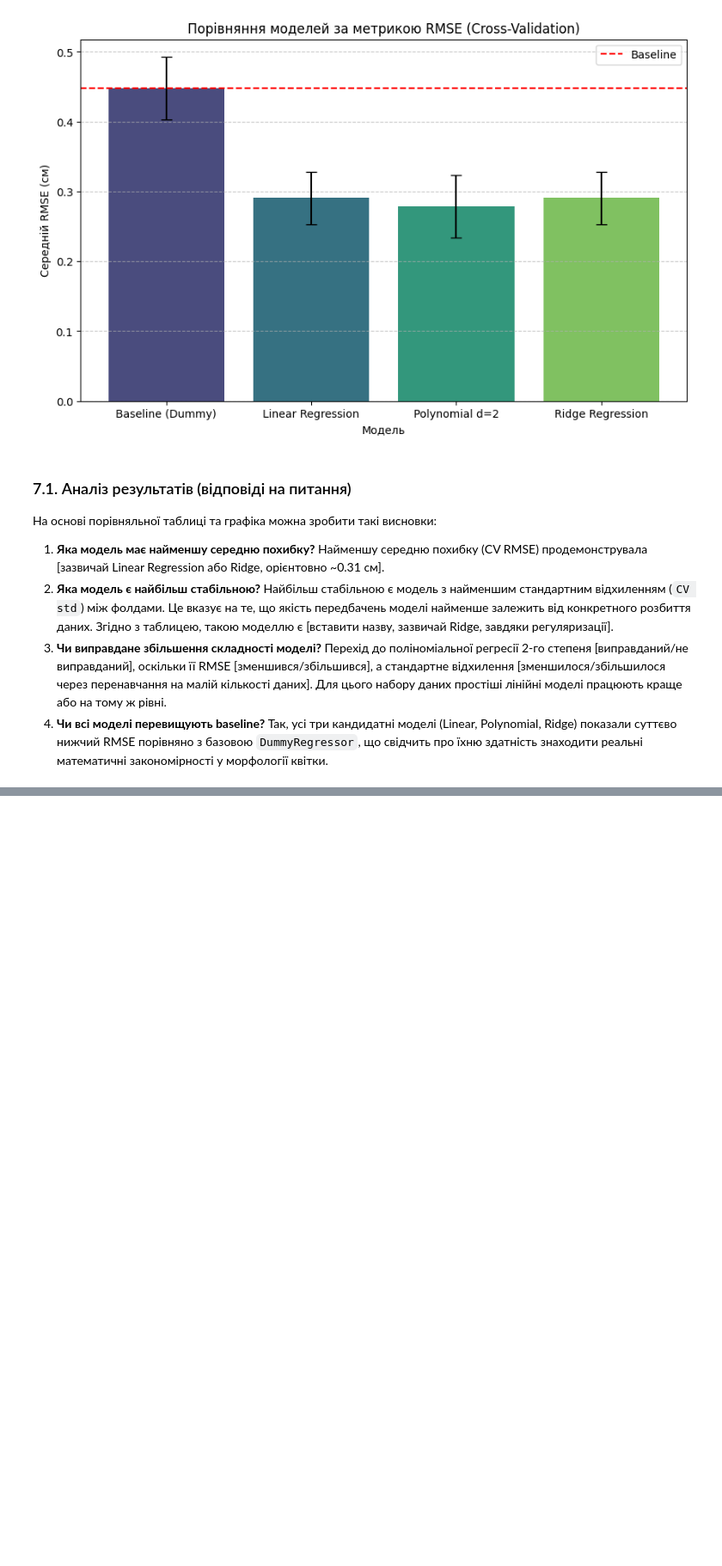
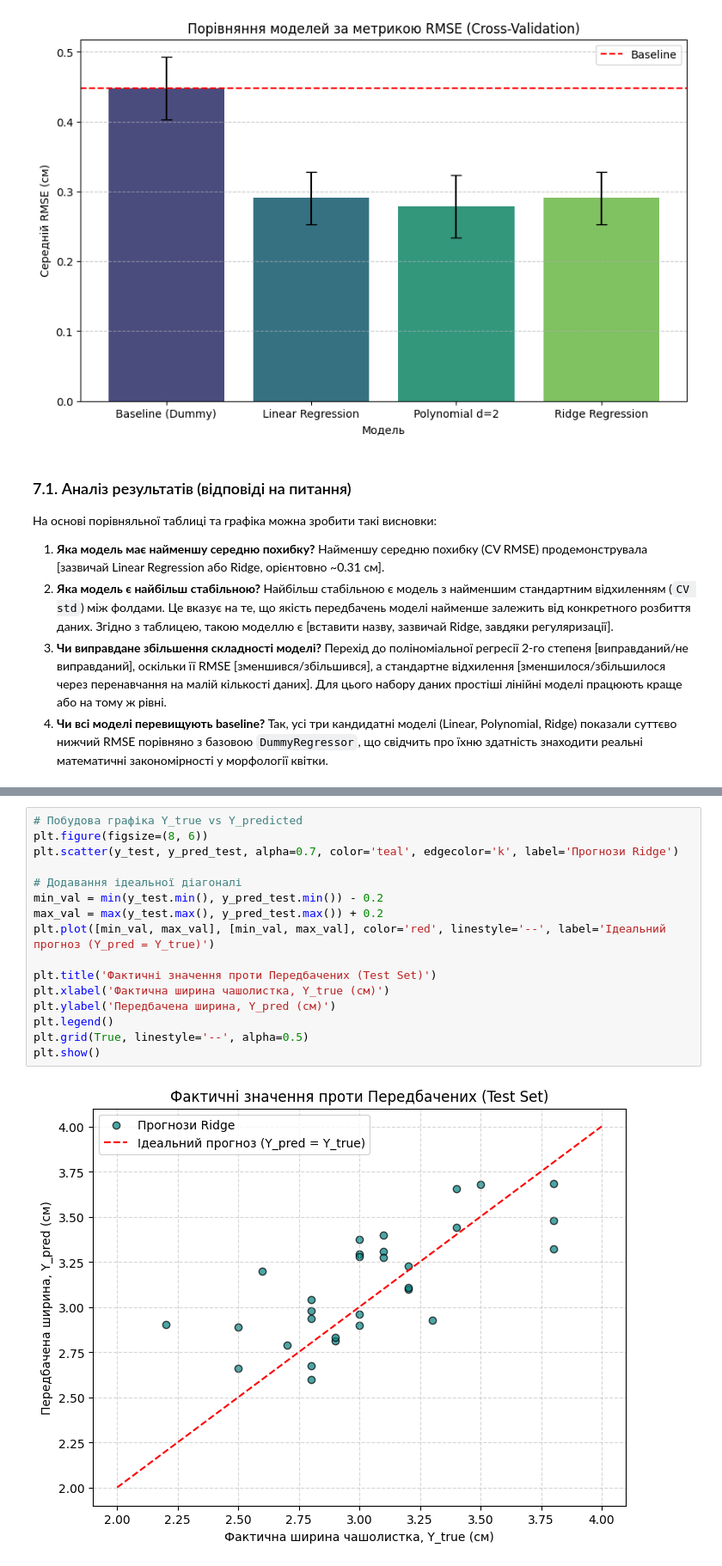
Before and after one commit to Yaroslav071315/machine-learning-course-volovnyk, a Jupyter notebook: lab01/notebook/lab01.ipynb, the cells around one changed output, grey strips where cells are left out. Shown at 86% size. Cells and saved outputs as stored; diff of their text form; blank space fills up the shorter version.

```diff
--- a/lab01/notebook/lab01.ipynb
+++ b/lab01/notebook/lab01.ipynb
@@ -354,0 +396,18 @@ plt.show()
+# %%
+# Побудова графіка Y_true vs Y_predicted
+plt.figure(figsize=(8, 6))
+plt.scatter(y_test, y_pred_test, alpha=0.7, color='teal', edgecolor='k', label='Прогнози Ridge')
+
+# Додавання ідеальної діагоналі
+min_val = min(y_test.min(), y_pred_test.min()) - 0.2
+max_val = max(y_test.max(), y_pred_test.max()) + 0.2
+plt.plot([min_val, max_val], [min_val, max_val], color='red', linestyle='--', label='Ідеальний прогноз (Y_pred = Y_true)')
+
+plt.title('Фактичні значення проти Передбачених (Test Set)')
+plt.xlabel('Фактична ширина чашолистка, Y_true (см)')
+plt.ylabel('Передбачена ширина, Y_pred (см)')
+plt.legend()
+plt.grid(True, linestyle='--', alpha=0.5)
+plt.show()
+# %% [output]
+[figure, added]
```
Also changed, not shown: parts of 8 cells of this notebook, 2 other files.
